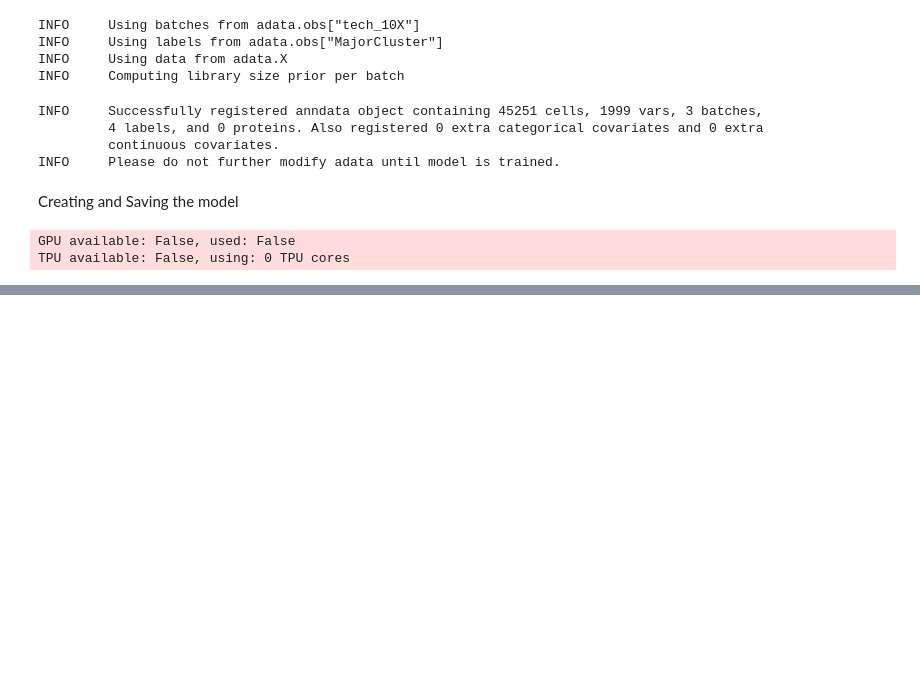
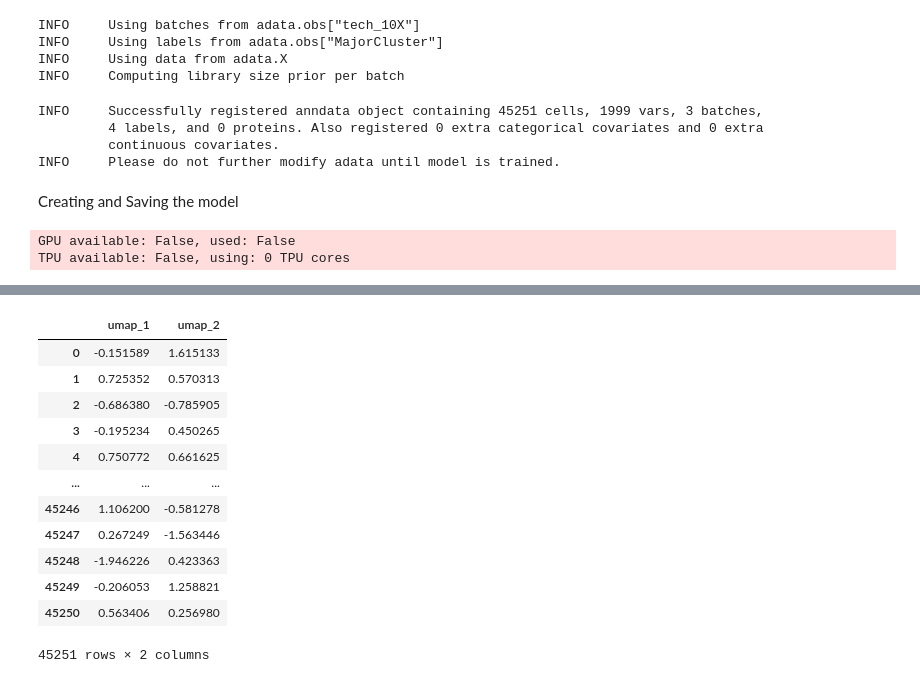
Before and after one commit to hiiiyilingzhang/PanMyeloid-assignment, a Jupyter notebook: report/DataExploration-scGen.ipynb, the cells around one changed output, grey strips where cells are left out. Saved outputs shown, nothing was run; the diff lists cells and outputs as text; code cells hidden in the pictures; blank space fills up the shorter version.

```diff
--- a/report/DataExploration-scGen.ipynb
+++ b/report/DataExploration-scGen.ipynb
@@ -49,0 +101,22 @@ TPU available: False, using: 0 TPU cores
+# %%
+import numpy as np
+import pandas as pd
+
+dat = corrected_adata.obsm['X_umap']
+mat = np.random.randn(45251,2)
+scgen = pd.DataFrame(mat,columns=['umap_1','umap_2'])
+scgen
+# %% [output]
+|  | umap_1 | umap_2 |
+| 0 | -0.151589 | 1.615133 |
+| 1 | 0.725352 | 0.570313 |
+| 2 | -0.686380 | -0.785905 |
+| 3 | -0.195234 | 0.450265 |
+| 4 | 0.750772 | 0.661625 |
+| ... | ... | ... |
+| 45246 | 1.106200 | -0.581278 |
+| 45247 | 0.267249 | -1.563446 |
+| 45248 | -1.946226 | 0.423363 |
+| 45249 | -0.206053 | 1.258821 |
+| 45250 | 0.563406 | 0.256980 |
+45251 rows × 2 columns
```
Also changed, not shown: parts of 9 cells of this notebook.
